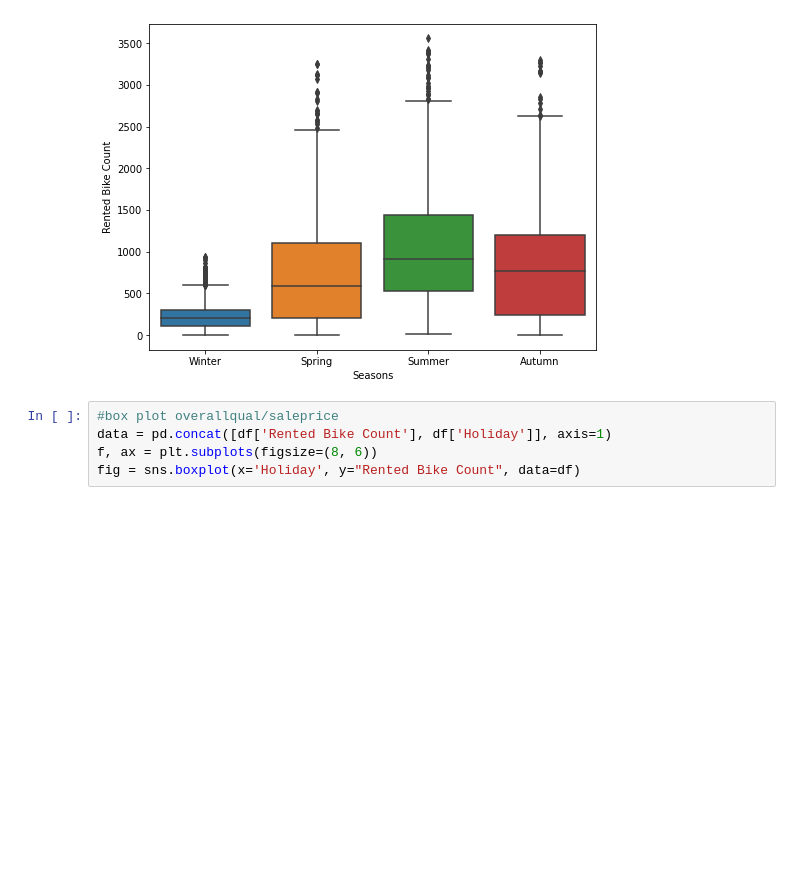
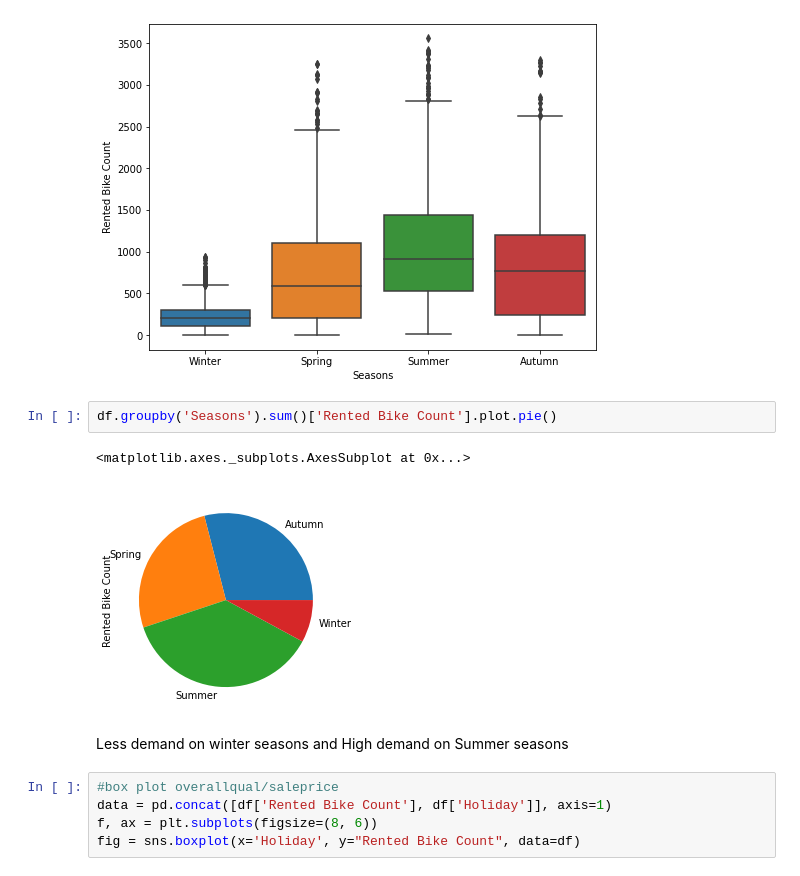
Before and after one commit to AjaharDaroga/Bike_Shearing_Demand_Prediction, a Jupyter notebook: Bike_Sharing_Demand_Prediction.ipynb, the cells around one changed output. Drawn from its saved outputs; the diff is of its cells as text; blank space fills up the shorter version.

```diff
--- a/Bike_Sharing_Demand_Prediction.ipynb
+++ b/Bike_Sharing_Demand_Prediction.ipynb
@@ -207,6 +220,13 @@ f, ax = plt.subplots(figsize=(8, 6))
 fig = sns.boxplot(x='Seasons', y="Rented Bike Count", data=df)
 # %% [output]
 [figure]
+# %%
+df.groupby('Seasons').sum()['Rented Bike Count'].plot.pie()
+# %% [output]
+<matplotlib.axes._subplots.AxesSubplot at 0x...>
+[figure, added]
+# %% [markdown]
+Less demand on winter seasons and High demand on Summer seasons
 # %%
 #box plot overallqual/saleprice
 data = pd.concat([df['Rented Bike Count'], df['Holiday']], axis=1)
```
Also changed, not shown: parts of 15 cells of this notebook.
